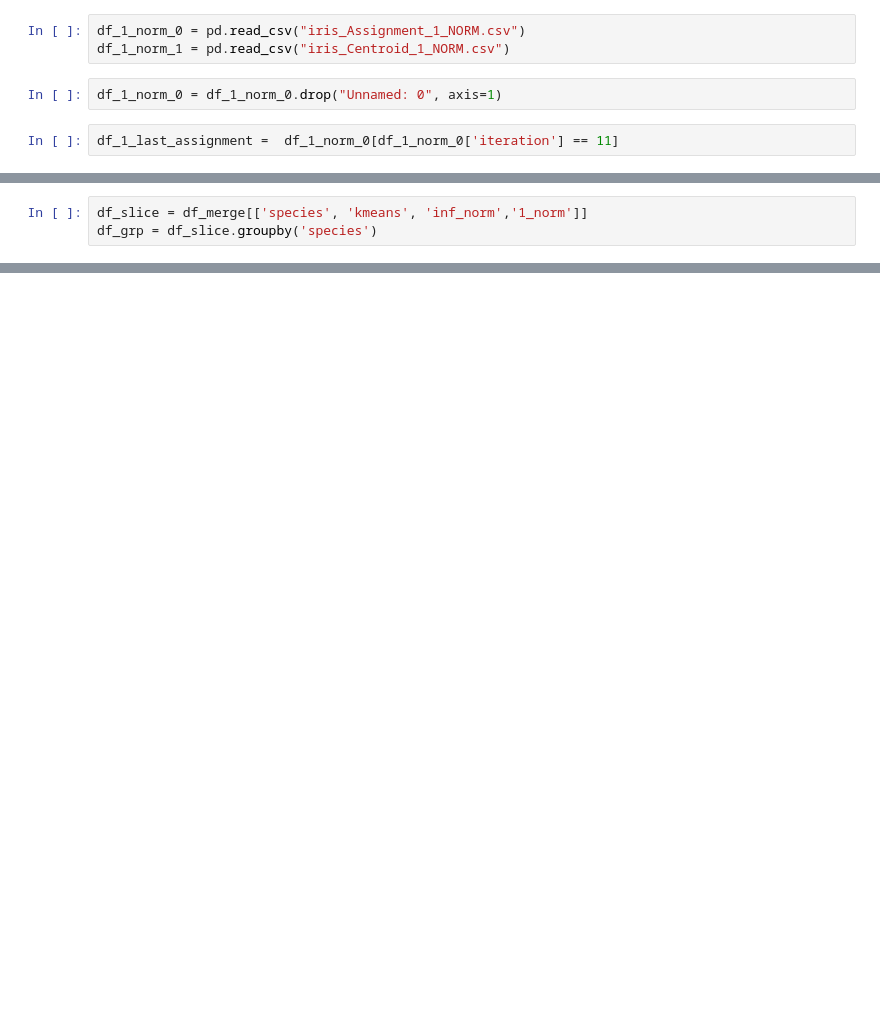
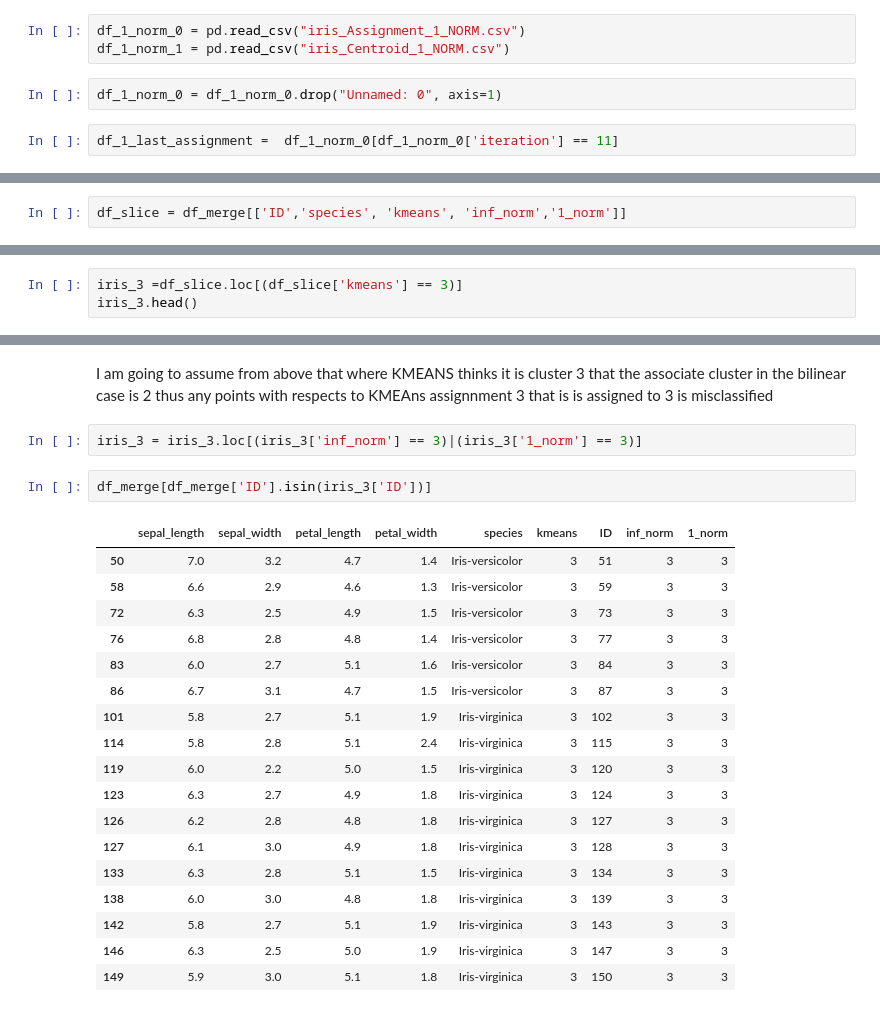
Before and after one commit to wongaz/ClusteringThesis, a Jupyter notebook: Clustering_Notebooks/Data/Iris/Iris Visualization.ipynb, the cells around one changed output, grey strips where cells are left out. Saved outputs shown, nothing was run; the diff lists cells and outputs as text; blank space fills up the shorter version.

```diff
--- a/Clustering_Notebooks/Data/Iris/Iris Visualization.ipynb
+++ b/Clustering_Notebooks/Data/Iris/Iris Visualization.ipynb
@@ -72,4 +73,3 @@ df_merge
 150 rows × 9 columns
 # %%
-df_slice = df_merge[['species', 'kmeans', 'inf_norm','1_norm']]
-df_grp = df_slice.groupby('species')
+df_slice = df_merge[['ID','species', 'kmeans', 'inf_norm','1_norm']]
@@ -82,0 +161,3 @@ pd.crosstab(df_slice.species,)
+# %%
+iris_3 =df_slice.loc[(df_slice['kmeans'] == 3)]
+iris_3.head()
@@ -82,0 +171,25 @@ pd.crosstab(df_slice.species,)
+# %% [markdown]
+I am going to assume from above that where KMEANS thinks it is cluster 3 that the associate cluster in the bilinear case is 2 thus any points with respects to KMEAns assignnment 3 that is is assigned to 3 is misclassified
+# %%
+iris_3 = iris_3.loc[(iris_3['inf_norm'] == 3)|(iris_3['1_norm'] == 3)]
+# %%
+df_merge[df_merge['ID'].isin(iris_3['ID'])]
+# %% [output]
+|  | sepal_length | sepal_width | petal_length | petal_width | species | kmeans | ID | inf_norm | 1_norm |
+| 50 | 7.0 | 3.2 | 4.7 | 1.4 | Iris-versicolor | 3 | 51 | 3 | 3 |
+| 58 | 6.6 | 2.9 | 4.6 | 1.3 | Iris-versicolor | 3 | 59 | 3 | 3 |
+| 72 | 6.3 | 2.5 | 4.9 | 1.5 | Iris-versicolor | 3 | 73 | 3 | 3 |
+| 76 | 6.8 | 2.8 | 4.8 | 1.4 | Iris-versicolor | 3 | 77 | 3 | 3 |
+| 83 | 6.0 | 2.7 | 5.1 | 1.6 | Iris-versicolor | 3 | 84 | 3 | 3 |
+| 86 | 6.7 | 3.1 | 4.7 | 1.5 | Iris-versicolor | 3 | 87 | 3 | 3 |
+| 101 | 5.8 | 2.7 | 5.1 | 1.9 | Iris-virginica | 3 | 102 | 3 | 3 |
+| 114 | 5.8 | 2.8 | 5.1 | 2.4 | Iris-virginica | 3 | 115 | 3 | 3 |
+| 119 | 6.0 | 2.2 | 5.0 | 1.5 | Iris-virginica | 3 | 120 | 3 | 3 |
+| 123 | 6.3 | 2.7 | 4.9 | 1.8 | Iris-virginica | 3 | 124 | 3 | 3 |
+| 126 | 6.2 | 2.8 | 4.8 | 1.8 | Iris-virginica | 3 | 127 | 3 | 3 |
+| 127 | 6.1 | 3.0 | 4.9 | 1.8 | Iris-virginica | 3 | 128 | 3 | 3 |
+| 133 | 6.3 | 2.8 | 5.1 | 1.5 | Iris-virginica | 3 | 134 | 3 | 3 |
+| 138 | 6.0 | 3.0 | 4.8 | 1.8 | Iris-virginica | 3 | 139 | 3 | 3 |
+| 142 | 5.8 | 2.7 | 5.1 | 1.9 | Iris-virginica | 3 | 143 | 3 | 3 |
+| 146 | 6.3 | 2.5 | 5.0 | 1.9 | Iris-virginica | 3 | 147 | 3 | 3 |
+| 149 | 5.9 | 3.0 | 5.1 | 1.8 | Iris-virginica | 3 | 150 | 3 | 3 |
```
Also changed, not shown: parts of 18 cells of this notebook.
